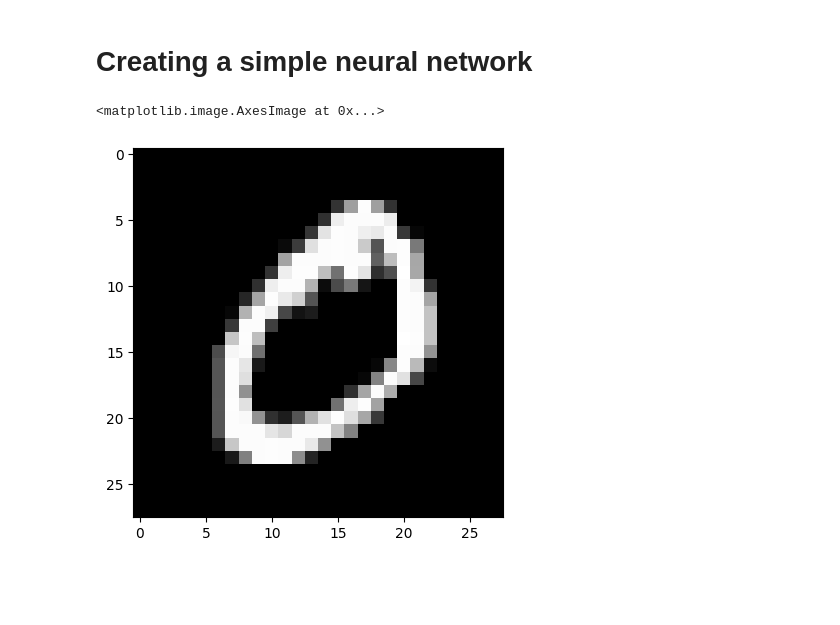
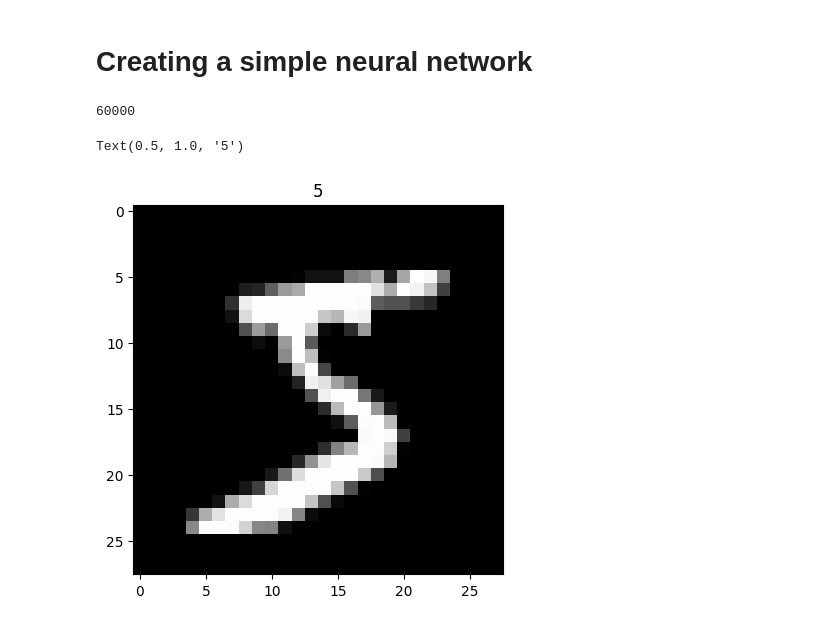
Before and after one commit to mohakonaabbas/idsi_intro_dl, a Jupyter notebook: TDs/TD1/td1.ipynb, the cells around one changed output. Drawn from its saved outputs; the diff is of its cells as text; code cells hidden in the pictures; blank space fills up the shorter version.

```diff
--- a/TDs/TD1/td1.ipynb
+++ b/TDs/TD1/td1.ipynb
@@ -11,9 +13,3 @@ import matplotlib.pyplot as plt
 transform = transforms.Compose([transforms.ToTensor(), transforms.Normalize((0.1307,), (0.3081,))])
 train_dataset = datasets.MNIST(root='./data', train=True, download=True, transform=transform)
 train_loader = DataLoader(train_dataset, batch_size=64, shuffle=True)
-# %%
-img = train_dataset[1][0]
-plt.imshow(img.squeeze(), cmap="gray")
-# %% [output]
-<matplotlib.image.AxesImage at 0x...>
-[figure, removed]
@@ -21,0 +16,8 @@ import torch.nn as nn
+# %%
+print(len(train_dataset))
+plt.imshow(train_dataset[0][0].squeeze(), cmap="gray")
+plt.title(str(train_dataset[0][1]))
+# %% [output]
+60000
+Text(0.5, 1.0, '5')
+[figure, added]
```
Also changed, not shown: parts of 10 cells of this notebook.
